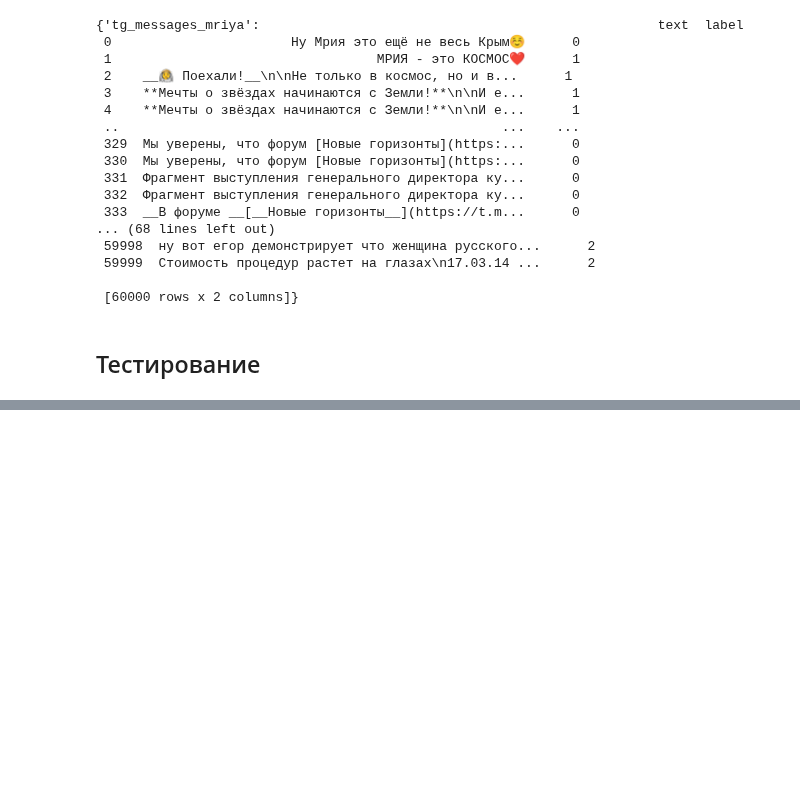
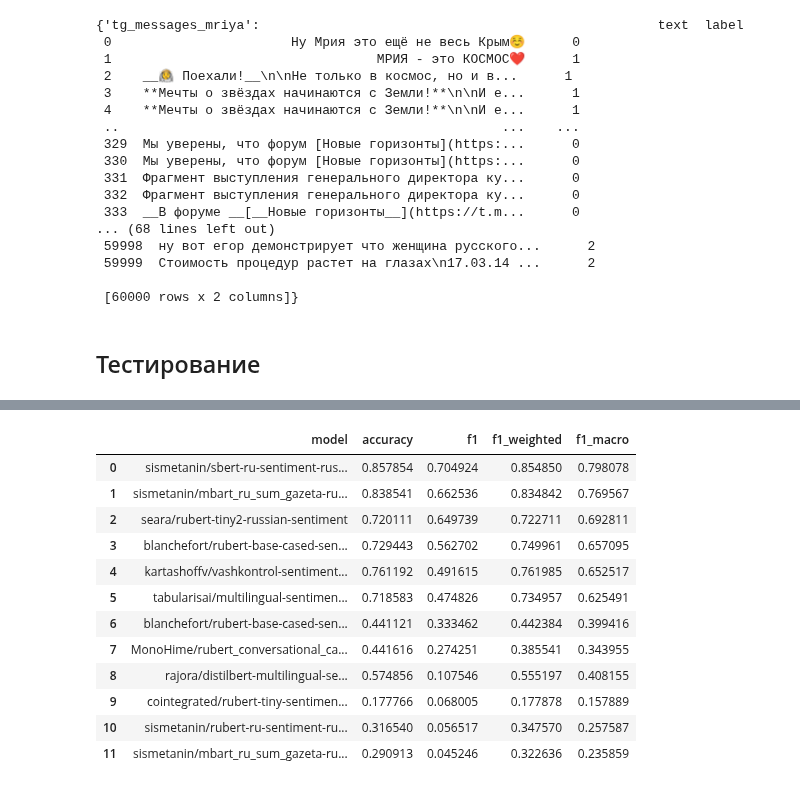
Before and after one commit to Jrol123/Social-scan, a Jupyter notebook: src/sentiment_analysis/sentiment-analysis-test.ipynb, the cells around one changed output, grey strips where cells are left out. Saved outputs shown, nothing was run; the diff lists cells and outputs as text; code cells hidden in the pictures; blank space fills up the shorter version.

```diff
--- a/src/sentiment_analysis/sentiment-analysis-test.ipynb
+++ b/src/sentiment_analysis/sentiment-analysis-test.ipynb
@@ -559,0 +440,17 @@ E0000 00:00:1745229741.883447      31 cuda_blas.cc:1418] Unable to register cuBL
+# %%
+# Лучшие модели по средней метрике f1 по всем датасетам
+df.groupby('model', as_index=False)[['accuracy', 'f1', 'f1_weighted', 'f1_macro']].mean().sort_values('f1', ascending=False).reset_index(drop=True)
+# %% [output]
+|  | model | accuracy | f1 | f1_weighted | f1_macro |
+| 0 | sismetanin/sbert-ru-sentiment-rus... | 0.857854 | 0.704924 | 0.854850 | 0.798078 |
+| 1 | sismetanin/mbart_ru_sum_gazeta-ru... | 0.838541 | 0.662536 | 0.834842 | 0.769567 |
+| 2 | seara/rubert-tiny2-russian-sentiment | 0.720111 | 0.649739 | 0.722711 | 0.692811 |
+| 3 | blanchefort/rubert-base-cased-sen... | 0.729443 | 0.562702 | 0.749961 | 0.657095 |
+| 4 | kartashoffv/vashkontrol-sentiment... | 0.761192 | 0.491615 | 0.761985 | 0.652517 |
+| 5 | tabularisai/multilingual-sentimen... | 0.718583 | 0.474826 | 0.734957 | 0.625491 |
+| 6 | blanchefort/rubert-base-cased-sen... | 0.441121 | 0.333462 | 0.442384 | 0.399416 |
+| 7 | MonoHime/rubert_conversational_ca... | 0.441616 | 0.274251 | 0.385541 | 0.343955 |
+| 8 | rajora/distilbert-multilingual-se... | 0.574856 | 0.107546 | 0.555197 | 0.408155 |
+| 9 | cointegrated/rubert-tiny-sentimen... | 0.177766 | 0.068005 | 0.177878 | 0.157889 |
+| 10 | sismetanin/rubert-ru-sentiment-ru... | 0.316540 | 0.056517 | 0.347570 | 0.257587 |
+| 11 | sismetanin/mbart_ru_sum_gazeta-ru... | 0.290913 | 0.045246 | 0.322636 | 0.235859 |
```
Also changed, not shown: parts of 21 cells of this notebook.
